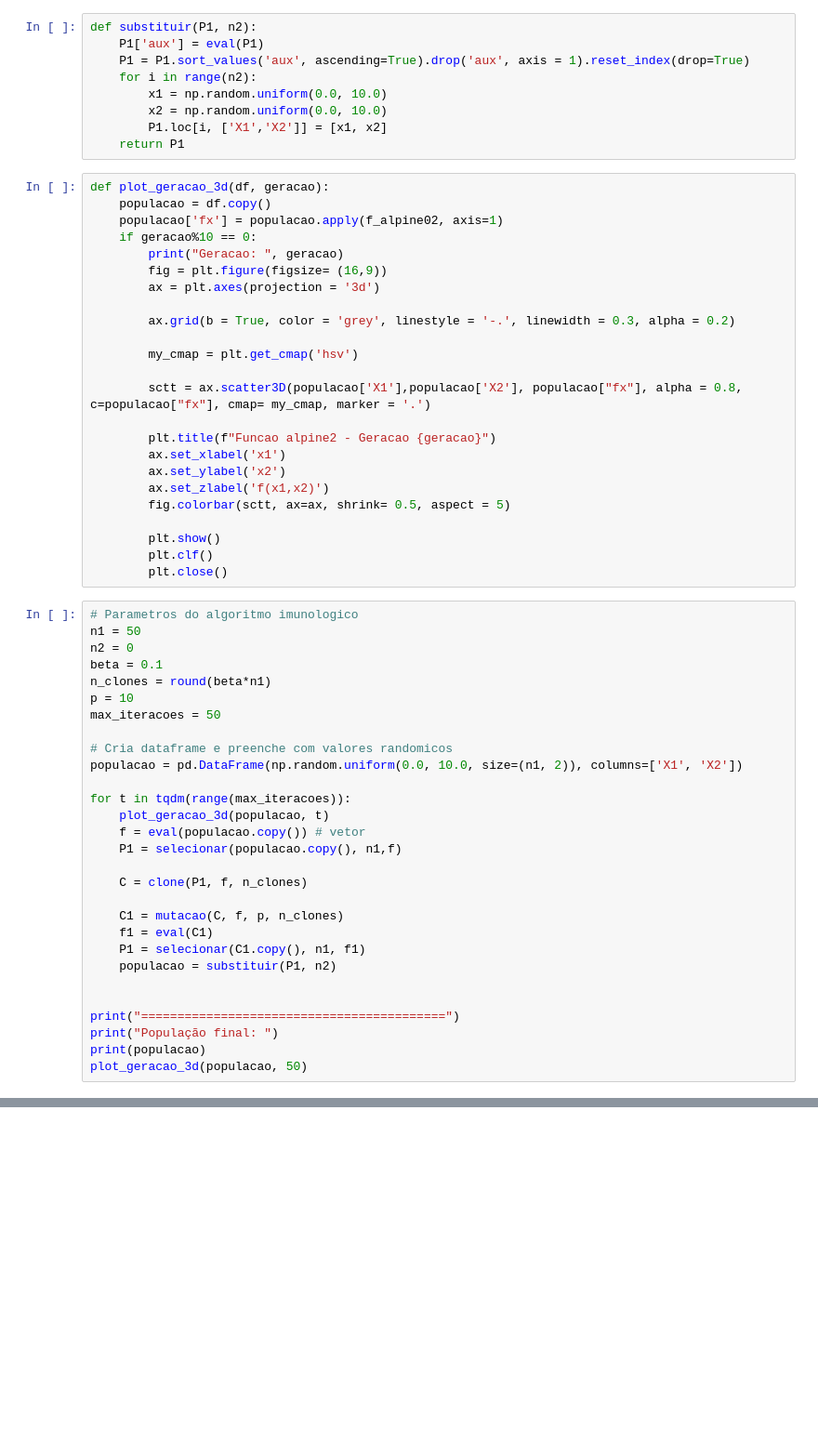
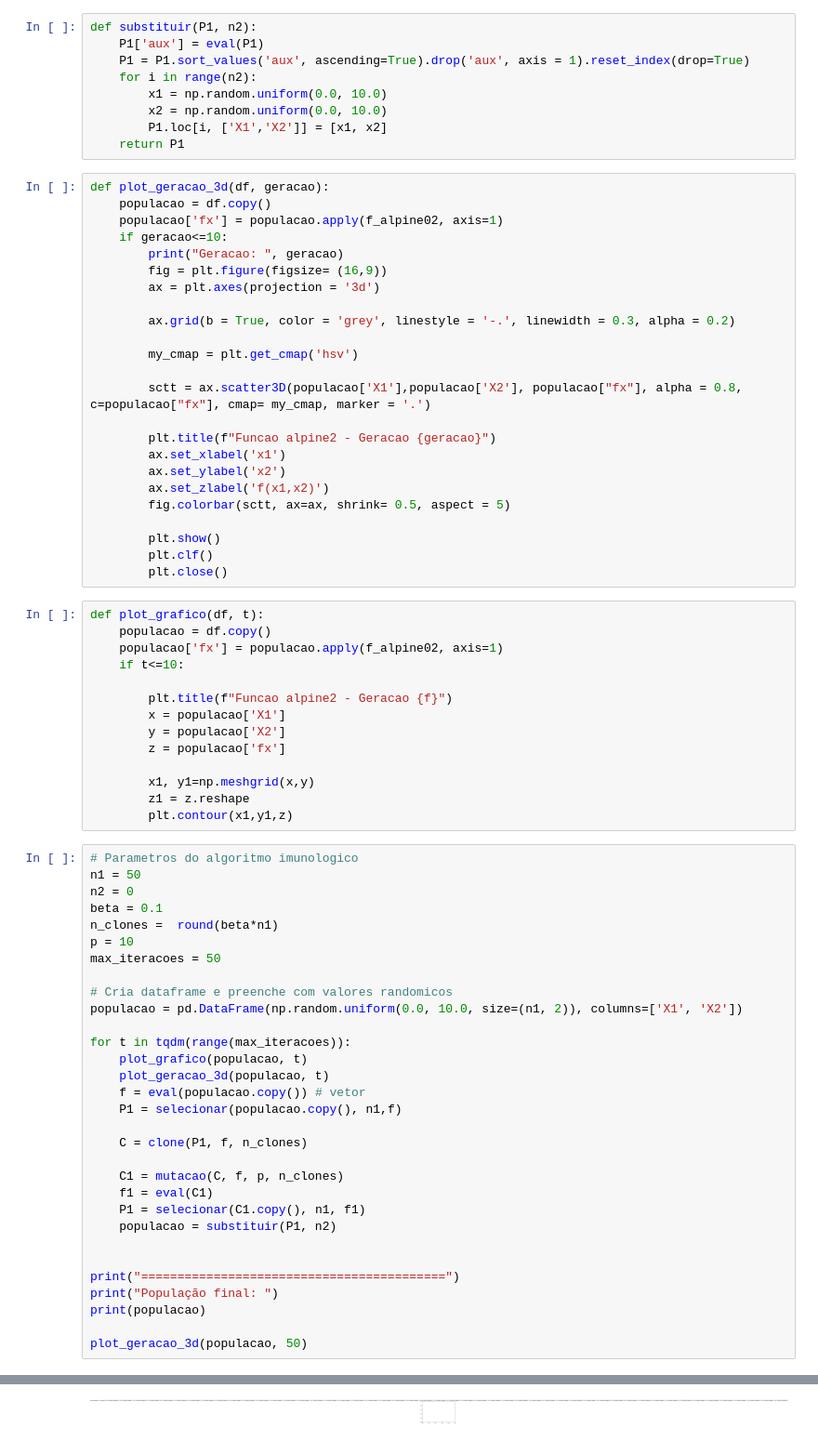
Before and after one commit to dissantos/AI_Practices, a Jupyter notebook: Laboratory/Practice_7_Imunologico/algoritmo_imuno.ipynb, the cells around one changed output, grey strips where cells are left out. Shown: that part at 93% size. Drawn from its saved outputs; the diff is of its cells as text; blank space fills up the shorter version.

Commit message:
plot 3d

```diff
--- a/Laboratory/Practice_7_Imunologico/algoritmo_imuno.ipynb
+++ b/Laboratory/Practice_7_Imunologico/algoritmo_imuno.ipynb
@@ -83,7 +83,7 @@ def substituir(P1, n2):
 def plot_geracao_3d(df, geracao):
     populacao = df.copy()
     populacao['fx'] = populacao.apply(f_alpine02, axis=1)
-    if geracao%10 == 0:
+    if geracao<=10:
         print("Geracao: ", geracao)
         fig = plt.figure(figsize= (16,9))
         ax = plt.axes(projection = '3d')
@@ -103,12 +103,26 @@ def plot_geracao_3d(df, geracao):
         plt.show()
         plt.clf()
         plt.close()
+# %%
+def plot_grafico(df, t):
+    populacao = df.copy()
+    populacao['fx'] = populacao.apply(f_alpine02, axis=1)
+    if t<=10:
+
+        plt.title(f"Funcao alpine2 - Geracao {f}")
+        x = populacao['X1']
+        y = populacao['X2']
+        z = populacao['fx']
+
+        x1, y1=np.meshgrid(x,y)
+        z1 = z.reshape
+        plt.contour(x1,y1,z)
 # %%
 # Parametros do algoritmo imunologico
 n1 = 50
 n2 = 0
 beta = 0.1
-n_clones = round(beta*n1)
+n_clones =  round(beta*n1)
 p = 10
 max_iteracoes = 50
 
@@ -116,6 +130,7 @@ max_iteracoes = 50
 populacao = pd.DataFrame(np.random.uniform(0.0, 10.0, size=(n1, 2)), columns=['X1', 'X2'])
 
 for t in tqdm(range(max_iteracoes)):
+    plot_grafico(populacao, t)
     plot_geracao_3d(populacao, t)
     f = eval(populacao.copy()) # vetor
     P1 = selecionar(populacao.copy(), n1,f)
@@ -131,5 +146,6 @@ for t in tqdm(range(max_iteracoes)):
 print("==========================================")
 print("População final: ")
 print(populacao)
+
 plot_geracao_3d(populacao, 50)
 # %% [output]
@@ -152,0 +153 @@ População final:
+[figure, added]
```
Also changed, not shown: parts of 1 cell of this notebook.
